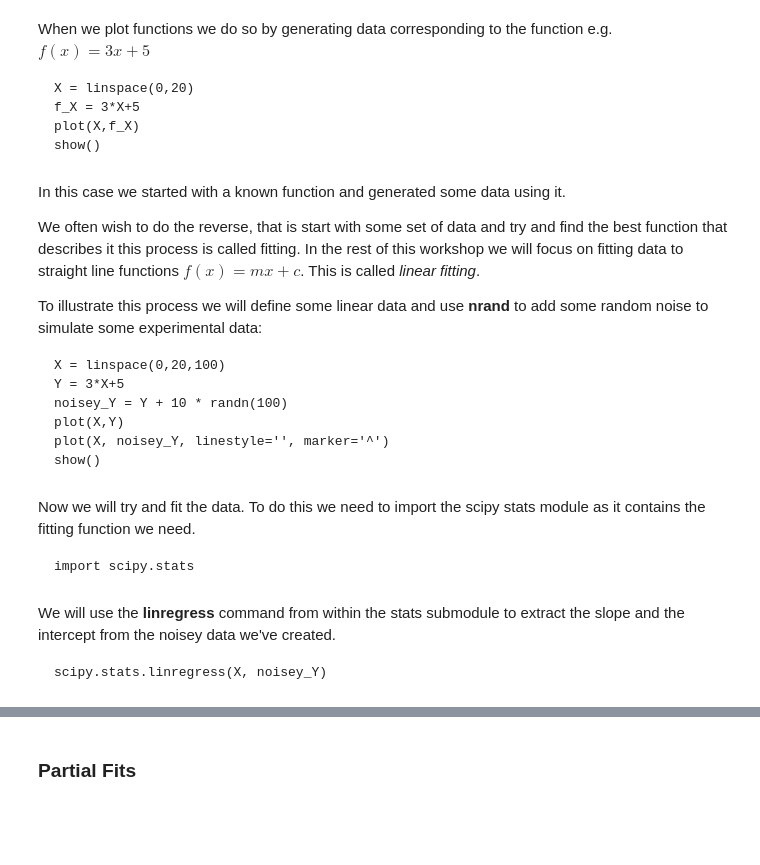
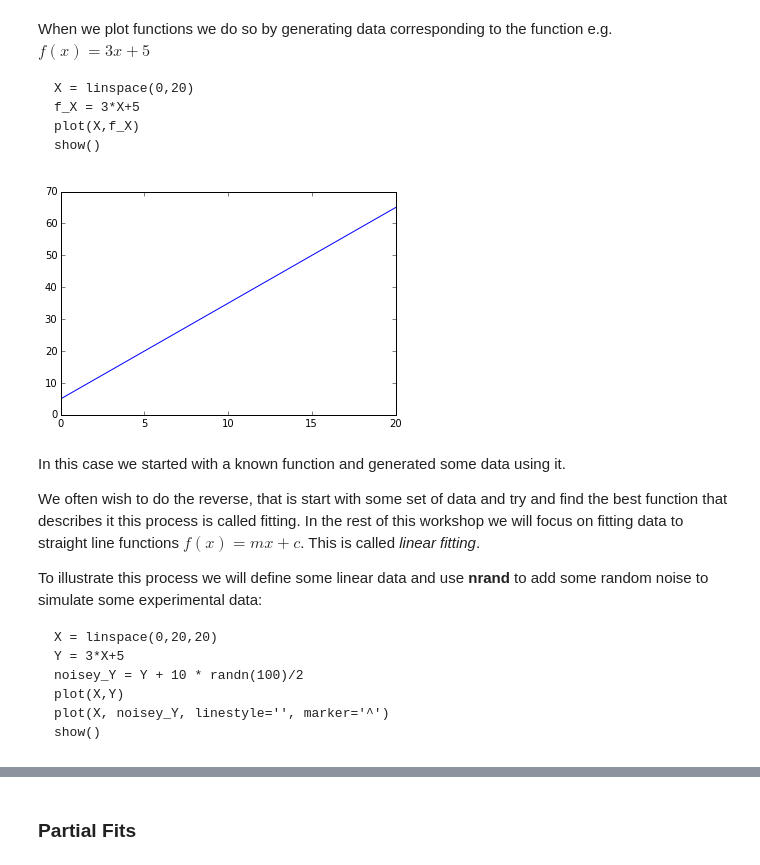
Before and after one commit to Clyde-fare/Imperial_Chem_Python, a Jupyter notebook: C_Y1/workshop2/Workshop 2.ipynb, the cells around one changed output, grey strips where cells are left out. Cells and saved outputs as stored; diff of their text form; code cells hidden in the pictures; blank space fills up the shorter version.

```diff
--- a/C_Y1/workshop2/Workshop 2.ipynb
+++ b/C_Y1/workshop2/Workshop 2.ipynb
@@ -396,6 +324,13 @@ When we plot functions we do so by generating data corresponding to the function
     f_X = 3*X+5
     plot(X,f_X)
     show()
+# %%
+X = linspace(0,20)
+f_X = 3*X+5
+plot(X,f_X)
+show()
+# %% [output]
+[figure, added]
 # %% [markdown]
 In this case we started with a known function and generated some data using it.
 
@@ -403,17 +338,9 @@ We often wish to do the reverse, that is start with some set of data and try and
 
 To illustrate this process we will define some linear data and use **nrand** to add some random noise to simulate some experimental data:
 
-    X = linspace(0,20,100)
+    X = linspace(0,20,20)
     Y = 3*X+5
-    noisey_Y = Y + 10 * randn(100)
+    noisey_Y = Y + 10 * randn(100)/2
     plot(X,Y)
     plot(X, noisey_Y, linestyle='', marker='^')
     show()
-# %% [markdown]
-Now we will try and fit the data. To do this we need to import the scipy stats module as it contains the fitting function we need.
-
-    import scipy.stats
-# %% [markdown]
-We will use the **linregress** command from within the stats submodule to extract the slope and the intercept from the noisey data we've created.
-
-    scipy.stats.linregress(X, noisey_Y)
```
Also changed, not shown: parts of 41 cells of this notebook, 1 other file.
